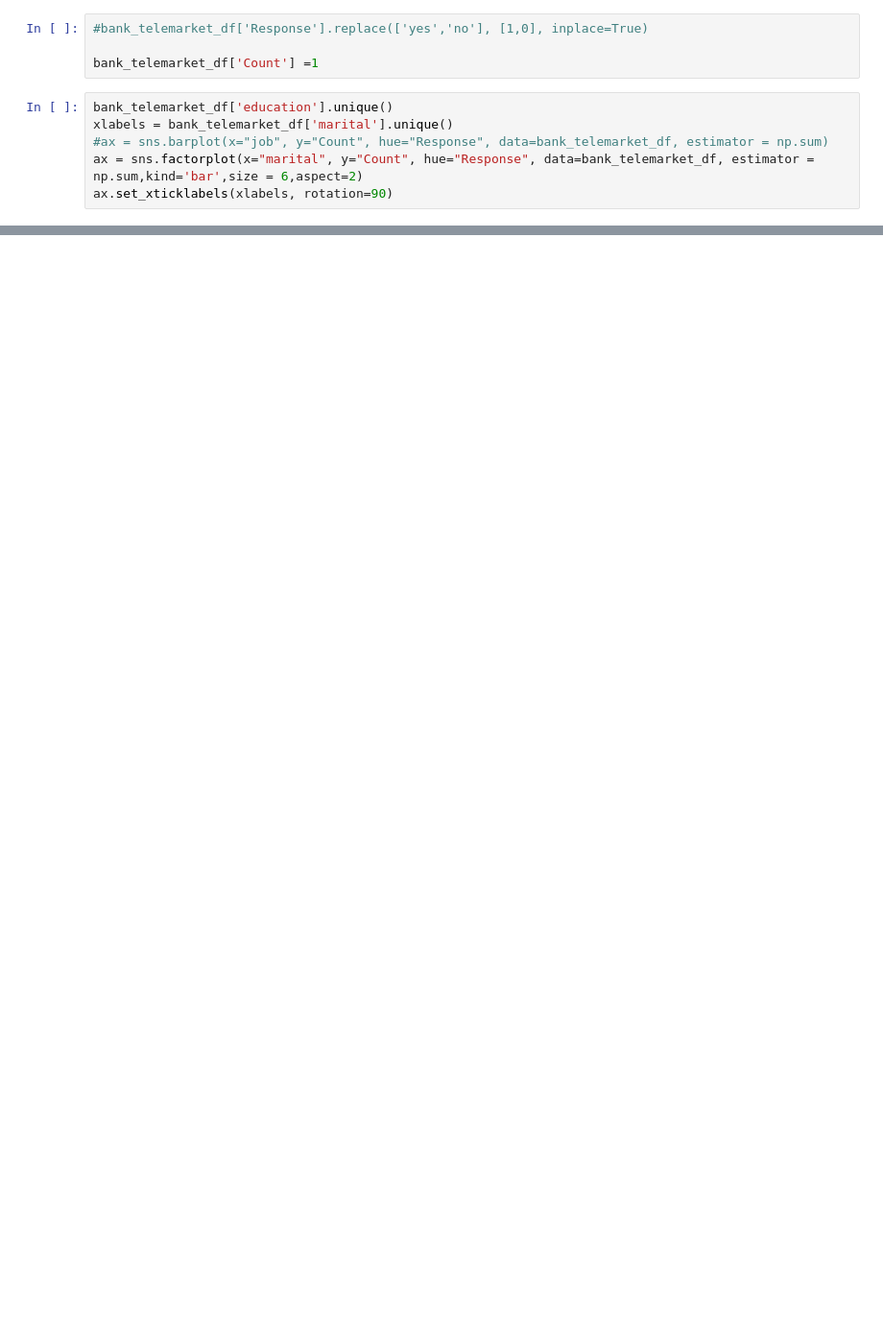
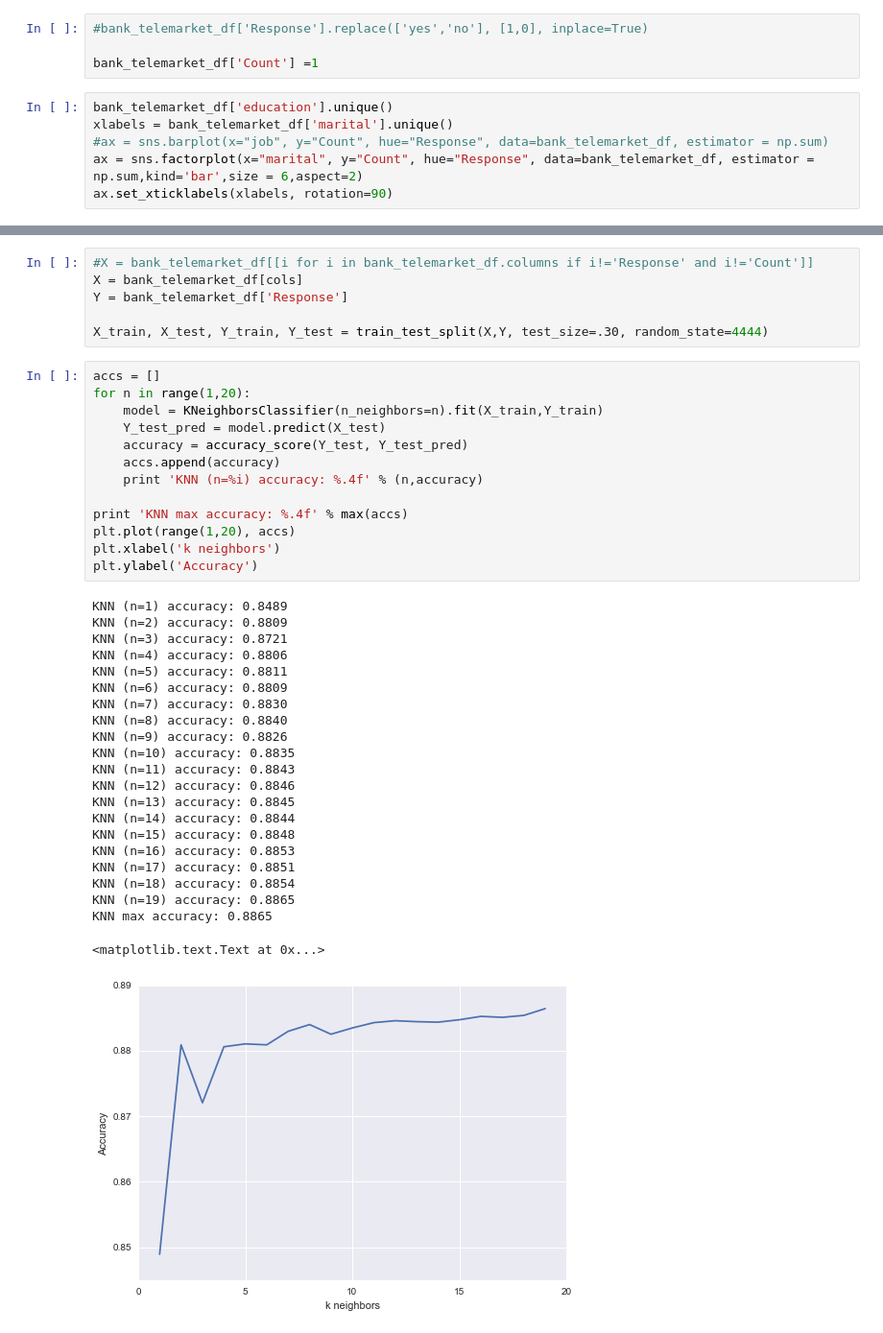
Before and after one commit to rahul-c1/Metis_Project_2, a Jupyter notebook: Project_2_Data_Exploration_Junbo.ipynb, the cells around one changed output, grey strips where cells are left out. Shown at 96% size. Saved outputs shown, nothing was run; the diff lists cells and outputs as text; blank space fills up the shorter version.

```diff
--- a/Project_2_Data_Exploration_Junbo.ipynb
+++ b/Project_2_Data_Exploration_Junbo.ipynb
@@ -201,0 +204,42 @@ for i in list_of_features:
+# %%
+#X = bank_telemarket_df[[i for i in bank_telemarket_df.columns if i!='Response' and i!='Count']]
+X = bank_telemarket_df[cols]
+Y = bank_telemarket_df['Response']
+
+X_train, X_test, Y_train, Y_test = train_test_split(X,Y, test_size=.30, random_state=4444)
+# %%
+accs = []
+for n in range(1,20):
+    model = KNeighborsClassifier(n_neighbors=n).fit(X_train,Y_train)
+    Y_test_pred = model.predict(X_test)
+    accuracy = accuracy_score(Y_test, Y_test_pred)
+    accs.append(accuracy)
+    print 'KNN (n=%i) accuracy: %.4f' % (n,accuracy)
+
+print 'KNN max accuracy: %.4f' % max(accs)
+plt.plot(range(1,20), accs)
+plt.xlabel('k neighbors')
+plt.ylabel('Accuracy')
+# %% [output]
+KNN (n=1) accuracy: 0.8489
+KNN (n=2) accuracy: 0.8809
+KNN (n=3) accuracy: 0.8721
+KNN (n=4) accuracy: 0.8806
+KNN (n=5) accuracy: 0.8811
+KNN (n=6) accuracy: 0.8809
+KNN (n=7) accuracy: 0.8830
+KNN (n=8) accuracy: 0.8840
+KNN (n=9) accuracy: 0.8826
+KNN (n=10) accuracy: 0.8835
+KNN (n=11) accuracy: 0.8843
+KNN (n=12) accuracy: 0.8846
+KNN (n=13) accuracy: 0.8845
+KNN (n=14) accuracy: 0.8844
+KNN (n=15) accuracy: 0.8848
+KNN (n=16) accuracy: 0.8853
+KNN (n=17) accuracy: 0.8851
+KNN (n=18) accuracy: 0.8854
+KNN (n=19) accuracy: 0.8865
+KNN max accuracy: 0.8865
+<matplotlib.text.Text at 0x...>
+[figure, added]
```
Also changed, not shown: parts of 14 cells of this notebook.
